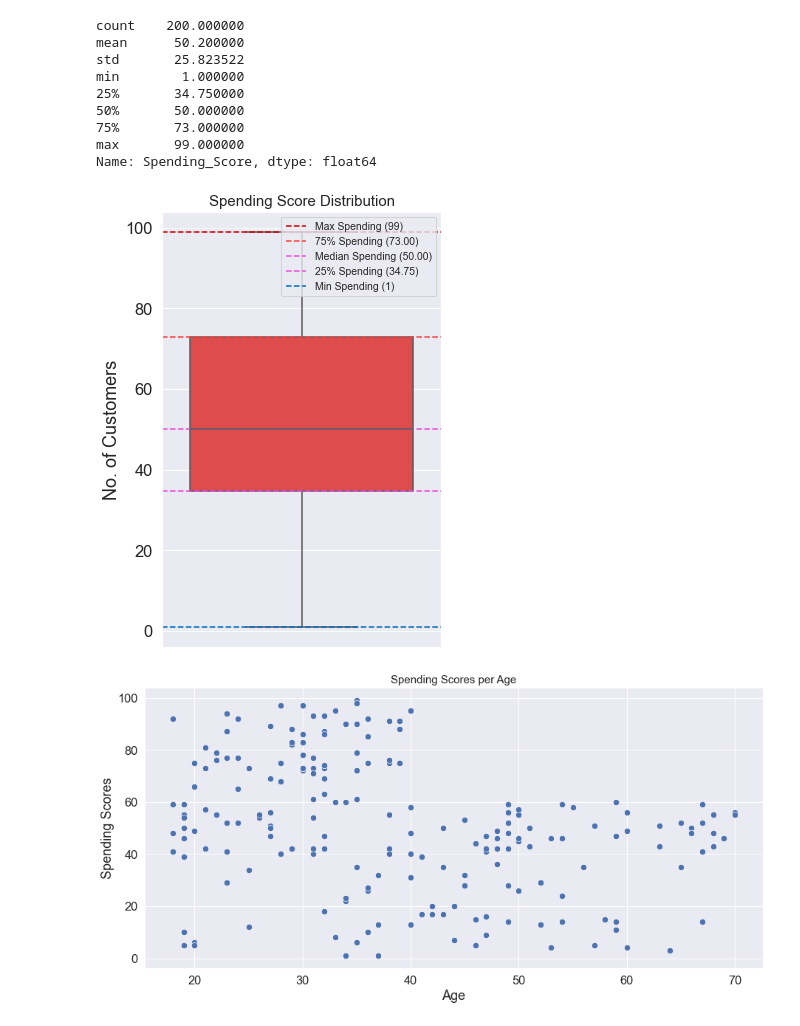
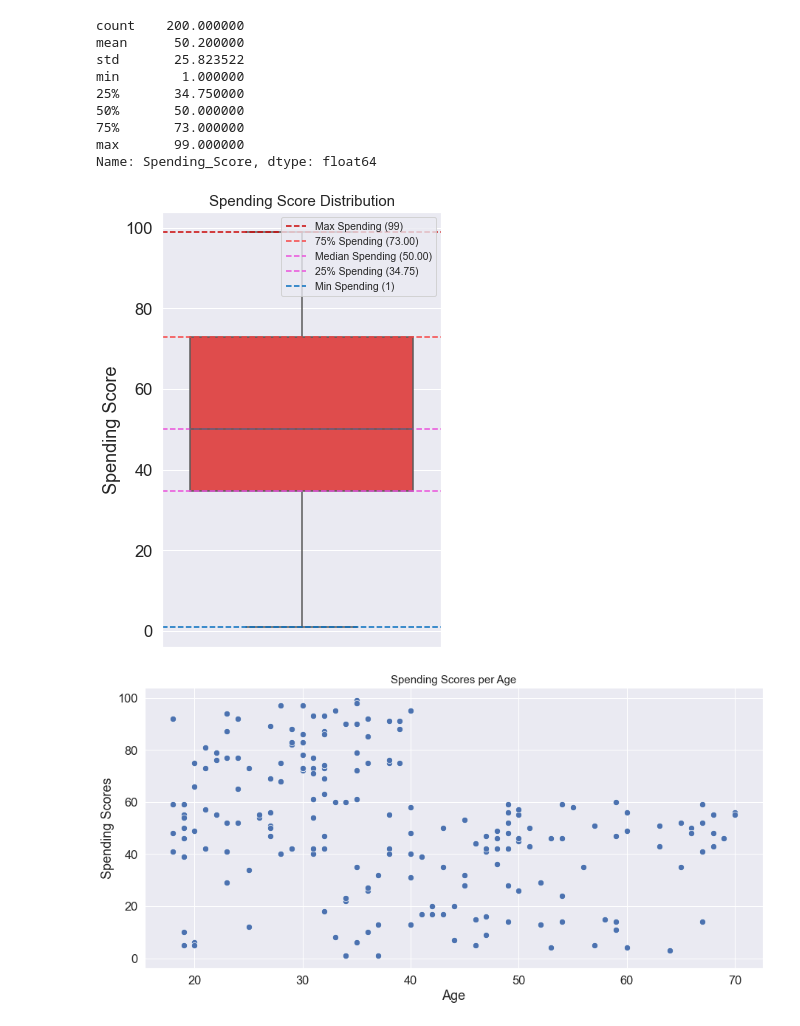
Before and after one commit to mayursrt/customer-segmentation-using-k-means, a Jupyter notebook: Customer Segmentation.ipynb, the cells around one changed output. Drawn from its saved outputs; the diff is of its cells as text; code cells hidden in the pictures.

```diff
--- a/Customer Segmentation.ipynb
+++ b/Customer Segmentation.ipynb
@@ -636,20 +663,20 @@ Name: Spending_Score, dtype: float64
 # %%
 # Visualizing statistical data about Annual Income column
 fig, ax = plt.subplots(figsize=(5,8))
 sns.set(font_scale=1.5)
 ax = sns.boxplot(y=data['Spending_Score'], color="#f73434")
 ax.axhline(y=data['Spending_Score'].max(), linestyle='--',color='#c90404', label=f'Max Spending ({data.Spending_Score.max()})')
 ax.axhline(y=data['Spending_Score'].describe()[6], linestyle='--',color='#f74343', label=f'75% Spending ({data.Spending_Score.describe()[6]:.2f})')
 ax.axhline(y=data['Spending_Score'].median(), linestyle='--',color='#eb50db', label=f'Median Spending ({data.Spending_Score.median():.2f})')
 ax.axhline(y=data['Spending_Score'].describe()[4], linestyle='--',color='#eb50db', label=f'25% Spending ({data.Spending_Score.describe()[4]:.2f})')
 ax.axhline(y=data['Spending_Score'].min(), linestyle='--',color='#046ebf', label=f'Min Spending ({data.Spending_Score.min()})')
 ax.legend(fontsize='xx-small', loc='upper right')
-ax.set_ylabel('No. of Customers')
+ax.set_ylabel('Spending Score')
 
 plt.title('Spending Score Distribution', fontsize = 15)
 plt.show()
 # %% [output]
-[figure, old version]
+[figure, new version]
 # %%
 # Spending Scores per Age
 fig, ax = plt.subplots(figsize=(15,7))
```
Also changed, not shown: parts of 9 cells of this notebook.
